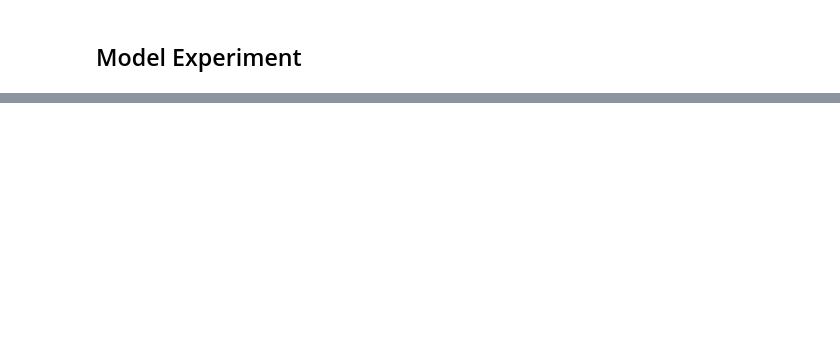
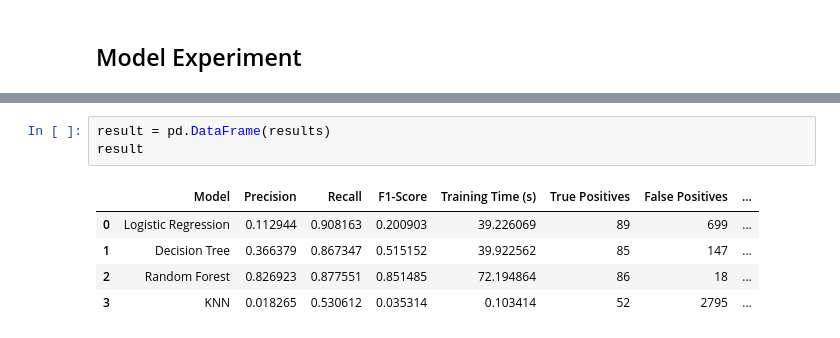
Before and after one commit to benchrstn/credit_card_fraud, a Jupyter notebook: exploration/04_model_experiment.ipynb, the cells around one changed output, grey strips where cells are left out. Cells and saved outputs as stored; diff of their text form; blank space fills up the shorter version.

```diff
--- a/exploration/04_model_experiment.ipynb
+++ b/exploration/04_model_experiment.ipynb
@@ -64,0 +177,9 @@ X_train_v, y_train_v = smote_sample.fit_resample(X_train_v, y_train_v)
+# %%
+result = pd.DataFrame(results)
+result
+# %% [output]
+|  | Model | Precision | Recall | F1-Score | Training Time (s) | True Positives | False Positives | ... |
+| 0 | Logistic Regression | 0.112944 | 0.908163 | 0.200903 | 39.226069 | 89 | 699 | ... |
+| 1 | Decision Tree | 0.366379 | 0.867347 | 0.515152 | 39.922562 | 85 | 147 | ... |
+| 2 | Random Forest | 0.826923 | 0.877551 | 0.851485 | 72.194864 | 86 | 18 | ... |
+| 3 | KNN | 0.018265 | 0.530612 | 0.035314 | 0.103414 | 52 | 2795 | ... |
```
Also changed, not shown: parts of 22 cells of this notebook, 1 other file.
